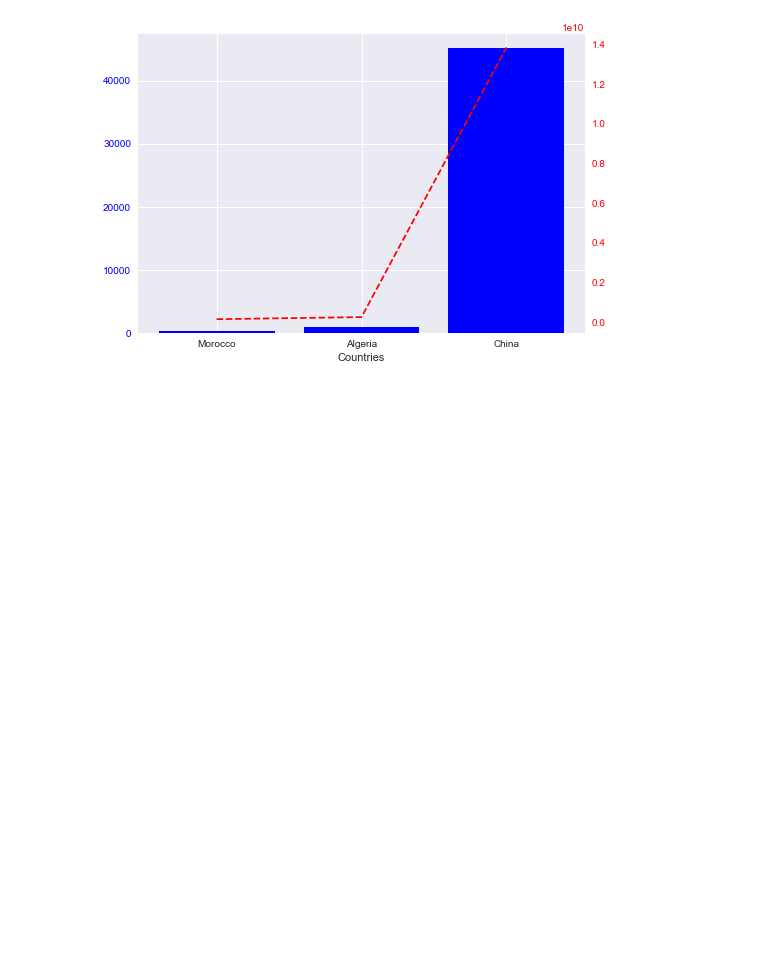
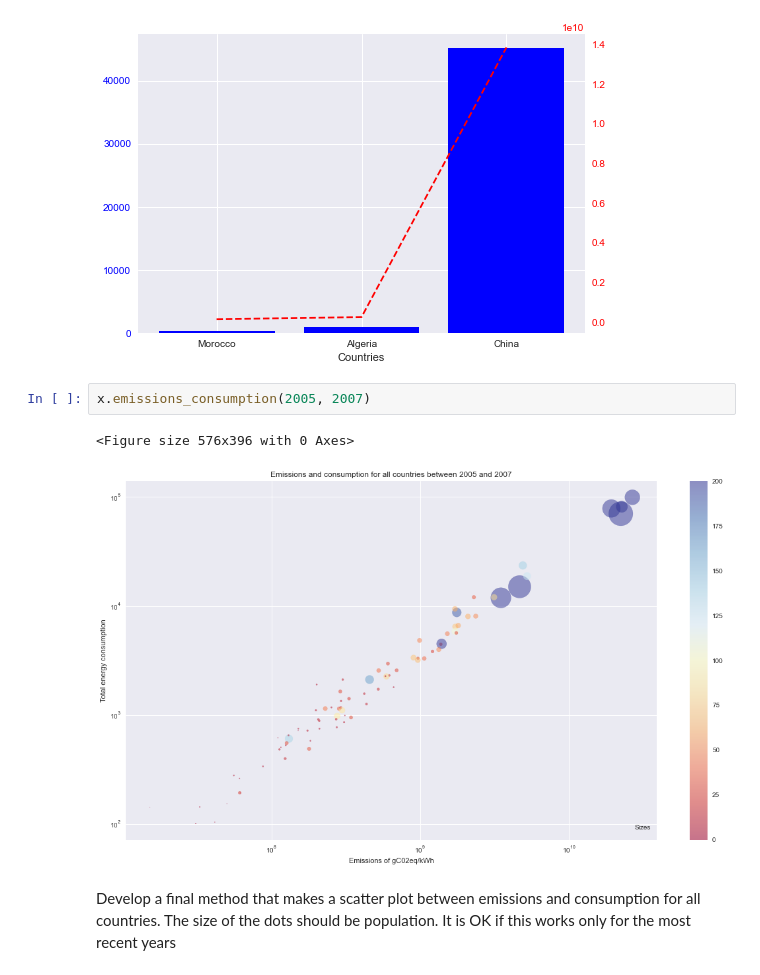
Before and after one commit to Milkafreak/Group_05, a Jupyter notebook: Untitled.ipynb, the cells around one changed output. Saved outputs shown, nothing was run; the diff lists cells and outputs as text; blank space fills up the shorter version.

Commit message:
method 7

```diff
--- a/Untitled.ipynb
+++ b/Untitled.ipynb
@@ -115,3 +172,10 @@ x.download()
 x.energy_compare(["Morocco","Algeria","China"])
 # %% [output]
 [figure]
+# %%
+x.emissions_consumption(2005, 2007)
+# %% [output]
+<Figure size 576x396 with 0 Axes>
+[figure, added]
+# %% [markdown]
+Develop a final method that makes a scatter plot between emissions and consumption for all countries. The size of the dots should be population. It is OK if this works only for the most recent years
```
Also changed, not shown: parts of 6 cells of this notebook, 1 other file.
